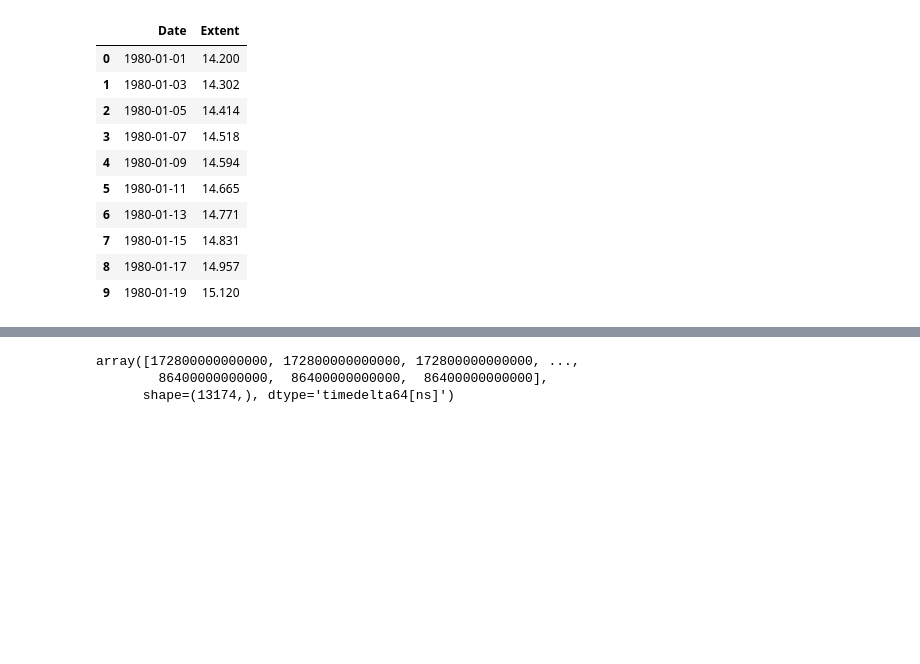
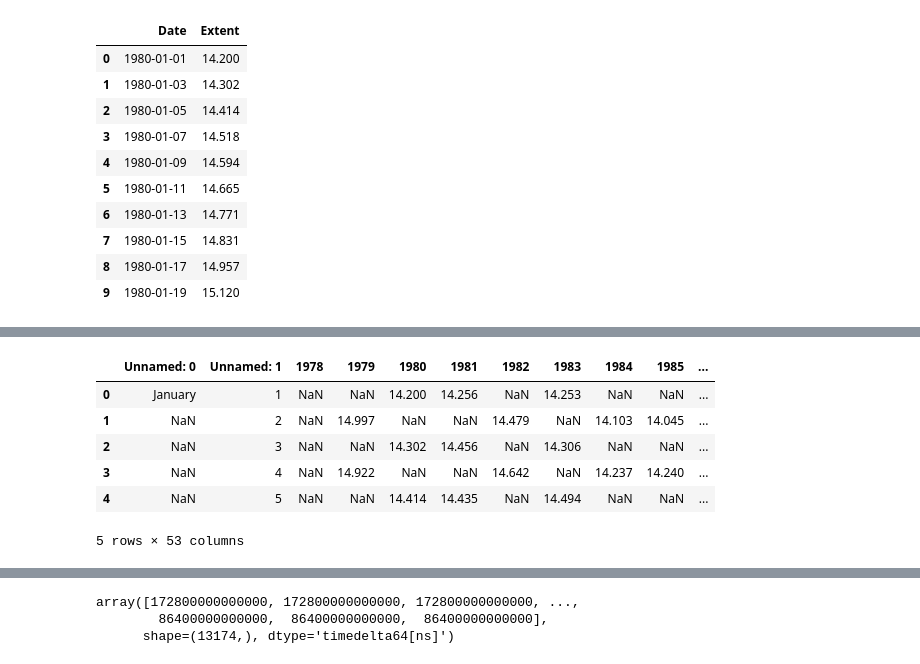
Before and after one commit to sameervk/OpenDataScienceSandbox, a Jupyter notebook: test_nbs/fft.ipynb, the cells around one changed output, grey strips where cells are left out. Cells and saved outputs as stored; diff of their text form; code cells hidden in the pictures; blank space fills up the shorter version.

```diff
--- a/test_nbs/fft.ipynb
+++ b/test_nbs/fft.ipynb
@@ -19,0 +36,13 @@ df.head(10)
+# %%
+df2 = pd.read_excel("../datasets/seaice/Sea_Ice_Index_Daily_Extent_G02135_v3.0.xlsx",
+             header=0
+             )
+df2.head(5)
+# %% [output]
+|  | Unnamed: 0 | Unnamed: 1 | 1978 | 1979 | 1980 | 1981 | 1982 | 1983 | 1984 | 1985 | ... |
+| 0 | January | 1 | NaN | NaN | 14.200 | 14.256 | NaN | 14.253 | NaN | NaN | ... |
+| 1 | NaN | 2 | NaN | 14.997 | NaN | NaN | 14.479 | NaN | 14.103 | 14.045 | ... |
+| 2 | NaN | 3 | NaN | NaN | 14.302 | 14.456 | NaN | 14.306 | NaN | NaN | ... |
+| 3 | NaN | 4 | NaN | 14.922 | NaN | NaN | 14.642 | NaN | 14.237 | 14.240 | ... |
+| 4 | NaN | 5 | NaN | NaN | 14.414 | 14.435 | NaN | 14.494 | NaN | NaN | ... |
+5 rows × 53 columns
```
Also changed, not shown: parts of 55 cells of this notebook, 7 other files.
